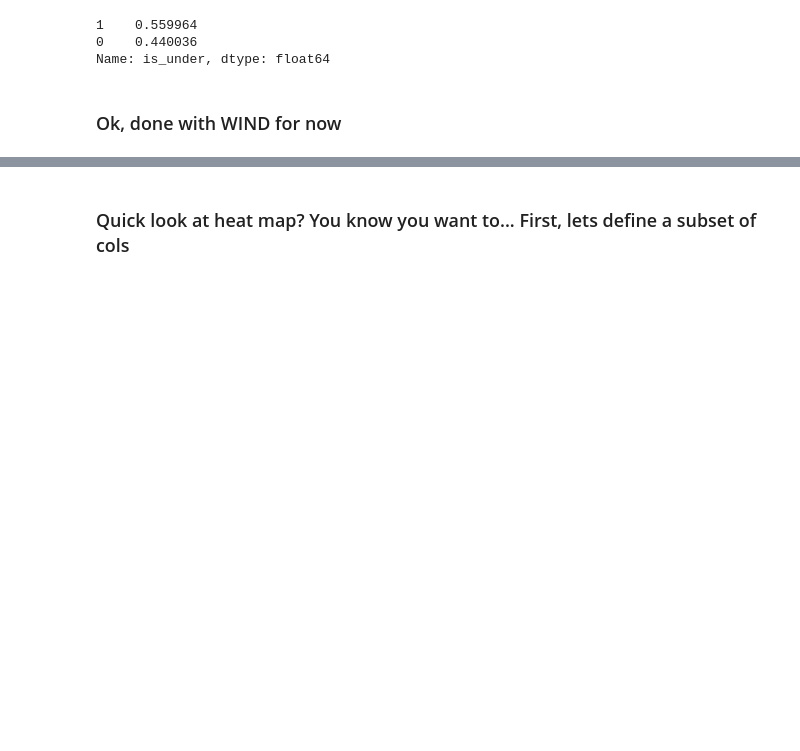
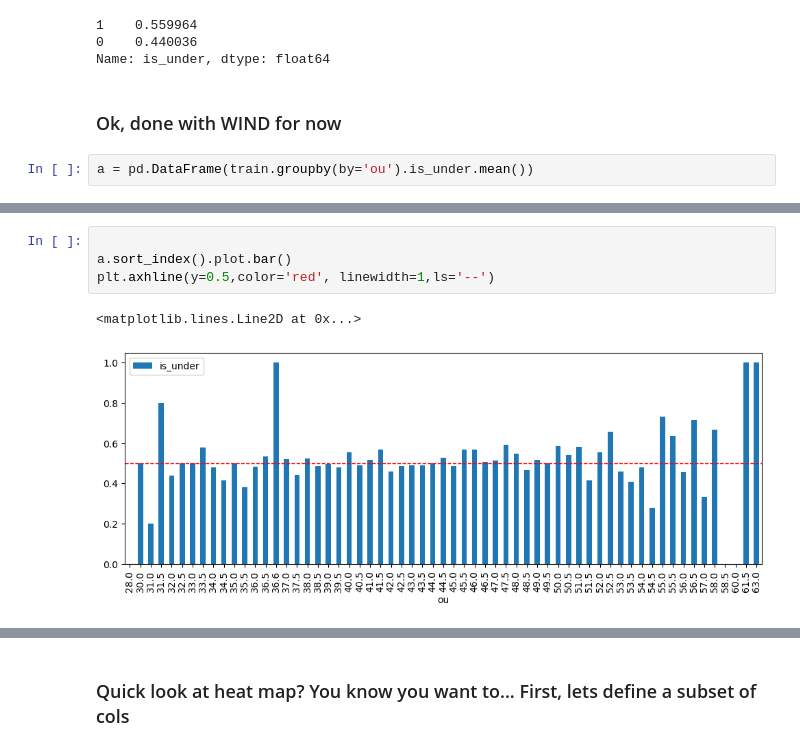
Before and after one commit to Project-Over-Under/Over_Under, a Jupyter notebook: EXPLORE/explore_r.ipynb, the cells around one changed output, grey strips where cells are left out. Cells and saved outputs as stored; diff of their text form; blank space fills up the shorter version.

```diff
--- a/EXPLORE/explore_r.ipynb
+++ b/EXPLORE/explore_r.ipynb
@@ -336,3 +338,5 @@ train_windy.is_under.value_counts(normalize=True)
 Name: is_under, dtype: float64
 # %% [markdown]
 ### Ok, done with WIND for now
+# %%
+a = pd.DataFrame(train.groupby(by='ou').is_under.mean())
@@ -338,0 +365,7 @@ Name: is_under, dtype: float64
+# %%
+
+a.sort_index().plot.bar()
+plt.axhline(y=0.5,color='red', linewidth=1,ls='--')
+# %% [output]
+<matplotlib.lines.Line2D at 0x...>
+[figure, added]
```
Also changed, not shown: parts of 12 cells of this notebook.
